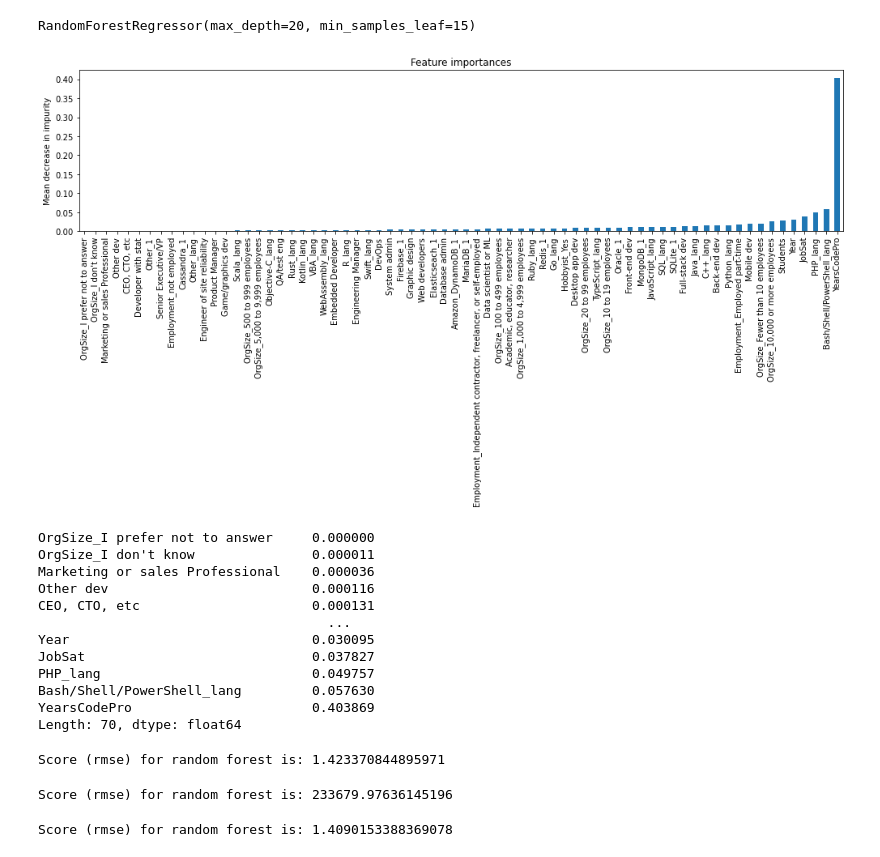
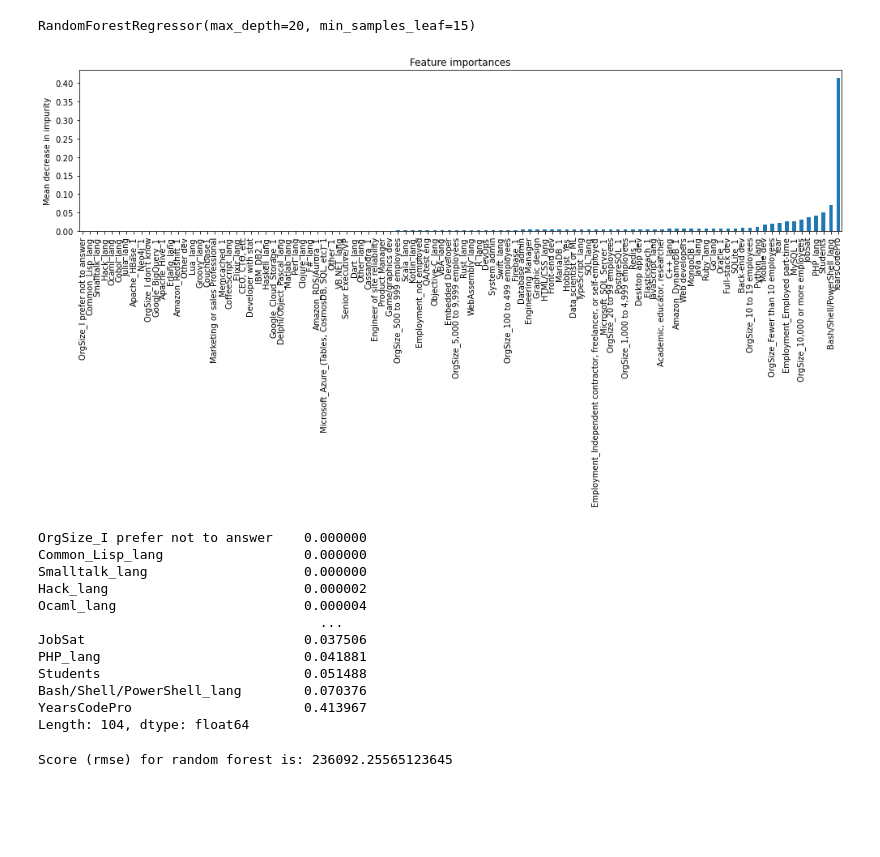
Before and after one commit to infoshareacademy/jdszr4-wdevs, a Jupyter notebook: Projekt_ML/Projekt_3.ipynb, the cells around one changed output. Cells and saved outputs as stored; diff of their text form; code cells hidden in the pictures; blank space fills up the shorter version.

```diff
--- a/Projekt_ML/Projekt_3.ipynb
+++ b/Projekt_ML/Projekt_3.ipynb
@@ -272,11 +272,9 @@ def split_db_worked_with(df):
     d_DatabaseWorkedWith["Neo4j_1"] = d_DatabaseWorkedWith["Neo4j"]
     d_DatabaseWorkedWith["Other_1"] = d_DatabaseWorkedWith["Other(s):"]
 
-    d_DatabaseWorkedWith = d_DatabaseWorkedWith[['MySQL_1','Microsoft_SQL_Server_1','PostgreSQL_1','MongoDB_1','SQLite_1',
-        'Redis_1','Elasticseach_1','MariaDB_1','Oracle_1','Firebase_1','Amazon_DynamoDB_1',
-        'Cassandra_1','Other_1','Microsoft_Azure_(Tables, CosmosDB, SQL, etc)_1','Memcached_1',
-        'Amazon_RDS/Aurora_1','Google_Cloud_Storage_1','IBM_DB2_1','Couchbase1','Amazon_Redshift_1',
-        'Neo4j_1','Google_BigQuery_1','Apache_Hive_1','Apache_HBase_1']].replace({
+    d_DatabaseWorkedWith = d_DatabaseWorkedWith.loc[:, "MongoDB_1":"Other_1" ]
+
+    d_DatabaseWorkedWith = d_DatabaseWorkedWith.replace({
         2:1,
         3:1,
         4:1,
@@ -287,7 +285,6 @@ def split_db_worked_with(df):
         9:1,
         10:1})
 
-    d_DatabaseWorkedWith = d_DatabaseWorkedWith.loc[:, "MongoDB_1":"Other_1" ]
     df_result = pd.concat([df, d_DatabaseWorkedWith], axis=1)
     df_result = df_result.drop(columns=["DatabaseWorkedWith"], axis=1)
     return df_result
@@ -335,11 +332,9 @@ def split_language_worked_with(df):
     d4["Ocaml_lang"] = d4["Ocaml"]
     d4["Other_lang"] = d4["Other(s):"]
 
-    d4 = d4[['HTML/CSS_lang','C++_lang','JavaScript_lang','SQL_lang','Python_lang','Java_lang','Bash/Shell/PowerShell_lang',
-        'PHP_lang','TypeScript_lang','Ruby_lang','Go_lang','Swift_lang','VBA_lang','R_lang','Kotlin_lang','Objective-C_lang',
-        'WebAssembly_lang','Scala_lang','Rust_lang','Other_lang','Perl_lang','VB.NET_lang','Groovy_lang','Matlab_lang',
-        'Haskell_lang','F#_lang','Dart_lang','Clojure_lang','CoffeeScript_lang','Lua_lang','Elixir_lang','Erlang_lang',
-        'Delphi/Object_Pascal_lang','Julia_lang','Cobol_lang','Ocaml_lang','Hack_lang','Smalltalk_lang','Common_Lisp_lang']].replace({
+    d4 = d4.loc[:, 'C++_lang':'Other_lang']
+
+    d4 = d4.replace({
         2:1,
         3:1,
         4:1,
@@ -350,7 +345,6 @@ def split_language_worked_with(df):
         9:1,
         10:1})
 
-    d4 = d4.loc[:, 'C++_lang':'Other_lang']
     df_result = pd.concat([df, d4], axis=1)
     df_result = df_result.drop(columns=["LanguageWorkedWith"], axis=1)
     return df_result
@@ -402,8 +396,7 @@ class RandomTree():
         return predict
 
     def split_xy(self, target):
-        columns = list(set(self.df.columns) - set([target]))
-        X = self.df[columns]
+        X = self.df.drop(target, axis=1)
         Y = self.df[target]
         return X, Y
 # %%
@@ -419,41 +412,37 @@ Pkl_Filename = "Pickle_Tree_Model.pkl"
 with open(Pkl_Filename, 'wb') as file:
     pickle.dump(tree, file)
 # %%
-feature_columns = tree.X.columns
+feature_columns = df2.drop('ConvertedComp', axis=1).columns
 
 importances = tree.model.feature_importances_
 forest_importances = pd.Series(importances, index=feature_columns).sort_values()
 
 fig, ax = plt.subplots(figsize=(14,8))
 forest_importances.plot.bar(ax=ax)
 ax.set_title("Feature importances")
 ax.set_ylabel("Mean decrease in impurity")
 fig.tight_layout()
 # %% [output]
-[figure, old version]
+[figure, new version]
 # %%
 forest_importances
 # %% [output]
-OrgSize_I prefer not to answer     0.000000
-OrgSize_I don't know               0.000011
-Marketing or sales Professional    0.000036
-Other dev                          0.000116
-CEO, CTO, etc                      0.000131
-                                     ...
-Year                               0.030095
-JobSat                             0.037827
-PHP_lang                           0.049757
-Bash/Shell/PowerShell_lang         0.057630
-YearsCodePro                       0.403869
-Length: 70, dtype: float64
+OrgSize_I prefer not to answer    0.000000
+Common_Lisp_lang                  0.000000
+Smalltalk_lang                    0.000000
+Hack_lang                         0.000002
+Ocaml_lang                        0.000004
+                                    ...
+JobSat                            0.037506
+PHP_lang                          0.041881
+Students                          0.051488
+Bash/Shell/PowerShell_lang        0.070376
+YearsCodePro                      0.413967
+Length: 104, dtype: float64
-# %%
-tree_small = RandomTree(df2[['ConvertedComp', 'YearsCodePro', 'JobSat', 'Year']])
-# %% [output]
-Score (rmse) for random forest is: 1.423370844895971
 # %%
-Y_pred = tree.predict(df2[tree.X.columns])
+Y_pred = tree.predict(df2[feature_columns])
 rmse = mean_squared_error(df2['ConvertedComp'].reset_index(drop=True), Y_pred, squared=False)
 print(f'Score (rmse) for random forest is: {rmse}')
 # %% [output]
-Score (rmse) for random forest is: 233679.97636145196
+Score (rmse) for random forest is: 236092.25565123645
 # %%
@@ -487,7 +478,3 @@ class RandomTreeImpurity():
         X = self.df.drop(target, axis=1)
         Y = self.df[target]
         return X, Y
-# %%
-tree_impurity = RandomTreeImpurity(df2)
-# %% [output]
-Score (rmse) for random forest is: 1.4090153388369078
```
Also changed, not shown: parts of 18 cells of this notebook.
